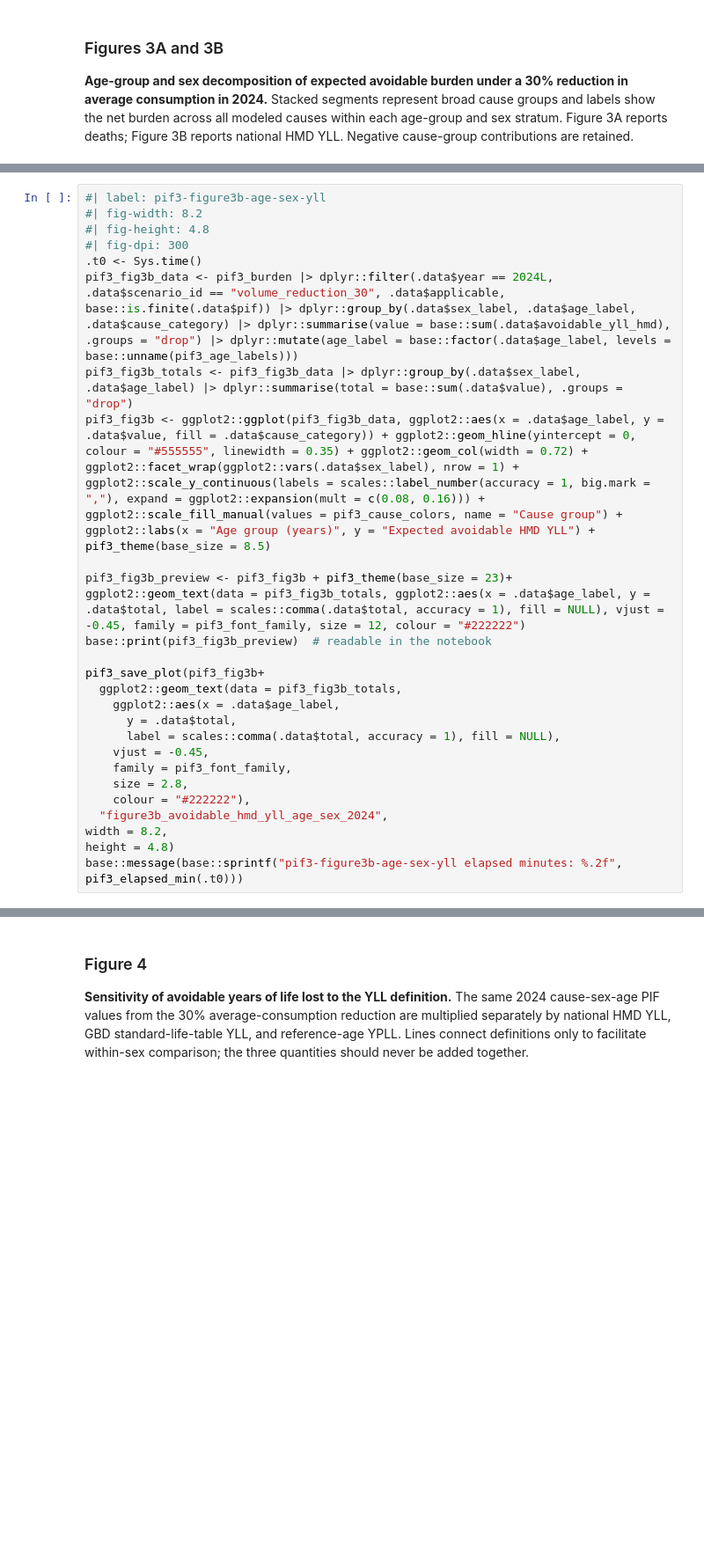
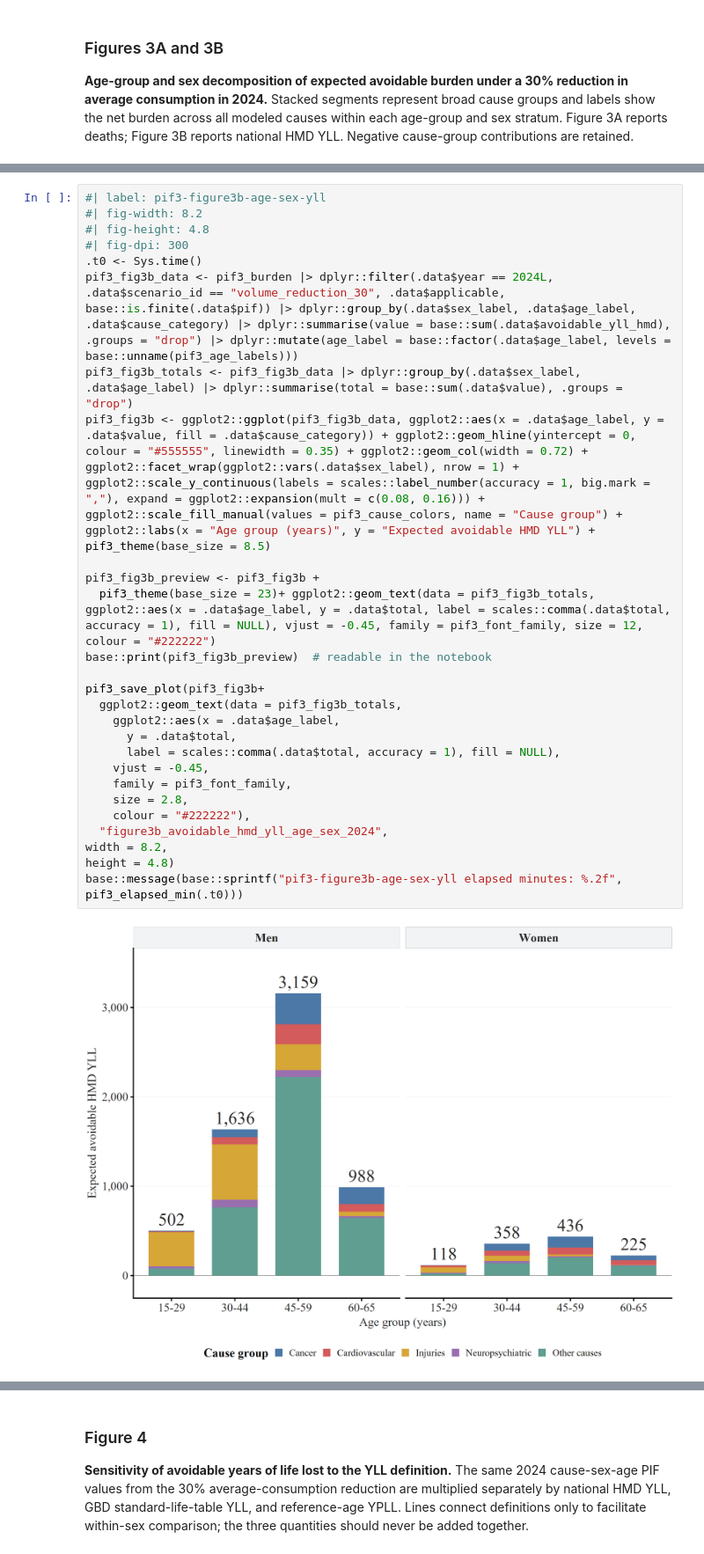
Before and after one commit to ACC1240138/expandPIF, a Jupyter notebook: __andres_control/expand_pif3.ipynb, the cells around one changed output, grey strips where cells are left out. Shown at 88% size. Saved outputs shown, nothing was run; the diff lists cells and outputs as text; blank space fills up the shorter version.

```diff
--- a/__andres_control/expand_pif3.ipynb
+++ b/__andres_control/expand_pif3.ipynb
@@ -518,28 +495,30 @@ pif3-figure3a-age-sex-deaths elapsed minutes: 0.02
 # %%
 #| label: pif3-figure3b-age-sex-yll
 #| fig-width: 8.2
 #| fig-height: 4.8
 #| fig-dpi: 300
 .t0 <- Sys.time()
 pif3_fig3b_data <- pif3_burden |> dplyr::filter(.data$year == 2024L, .data$scenario_id == "volume_reduction_30", .data$applicable, base::is.finite(.data$pif)) |> dplyr::group_by(.data$sex_label, .data$age_label, .data$cause_category) |> dplyr::summarise(value = base::sum(.data$avoidable_yll_hmd), .groups = "drop") |> dplyr::mutate(age_label = base::factor(.data$age_label, levels = base::unname(pif3_age_labels)))
 pif3_fig3b_totals <- pif3_fig3b_data |> dplyr::group_by(.data$sex_label, .data$age_label) |> dplyr::summarise(total = base::sum(.data$value), .groups = "drop")
 pif3_fig3b <- ggplot2::ggplot(pif3_fig3b_data, ggplot2::aes(x = .data$age_label, y = .data$value, fill = .data$cause_category)) + ggplot2::geom_hline(yintercept = 0, colour = "#555555", linewidth = 0.35) + ggplot2::geom_col(width = 0.72) + ggplot2::facet_wrap(ggplot2::vars(.data$sex_label), nrow = 1) + ggplot2::scale_y_continuous(labels = scales::label_number(accuracy = 1, big.mark = ","), expand = ggplot2::expansion(mult = c(0.08, 0.16))) + ggplot2::scale_fill_manual(values = pif3_cause_colors, name = "Cause group") + ggplot2::labs(x = "Age group (years)", y = "Expected avoidable HMD YLL") + pif3_theme(base_size = 8.5)
 
-pif3_fig3b_preview <- pif3_fig3b + pif3_theme(base_size = 23)+ ggplot2::geom_text(data = pif3_fig3b_totals, ggplot2::aes(x = .data$age_label, y = .data$total, label = scales::comma(.data$total, accuracy = 1), fill = NULL), vjust = -0.45, family = pif3_font_family, size = 12, colour = "#222222")
+pif3_fig3b_preview <- pif3_fig3b +
+  pif3_theme(base_size = 23)+ ggplot2::geom_text(data = pif3_fig3b_totals, ggplot2::aes(x = .data$age_label, y = .data$total, label = scales::comma(.data$total, accuracy = 1), fill = NULL), vjust = -0.45, family = pif3_font_family, size = 12, colour = "#222222")
 base::print(pif3_fig3b_preview)  # readable in the notebook
 
 pif3_save_plot(pif3_fig3b+
   ggplot2::geom_text(data = pif3_fig3b_totals,
     ggplot2::aes(x = .data$age_label,
       y = .data$total,
       label = scales::comma(.data$total, accuracy = 1), fill = NULL),
     vjust = -0.45,
     family = pif3_font_family,
     size = 2.8,
     colour = "#222222"),
   "figure3b_avoidable_hmd_yll_age_sex_2024",
 width = 8.2,
 height = 4.8)
 base::message(base::sprintf("pif3-figure3b-age-sex-yll elapsed minutes: %.2f", pif3_elapsed_min(.t0)))
 # %% [output]
+[figure, new version]
 [export] Saved: figure3b_avoidable_hmd_yll_age_sex_2024.tiff and figure3b_avoidable_hmd_yll_age_sex_2024.pdf.
```
Also changed, not shown: parts of 23 cells of this notebook, 40 other files.
